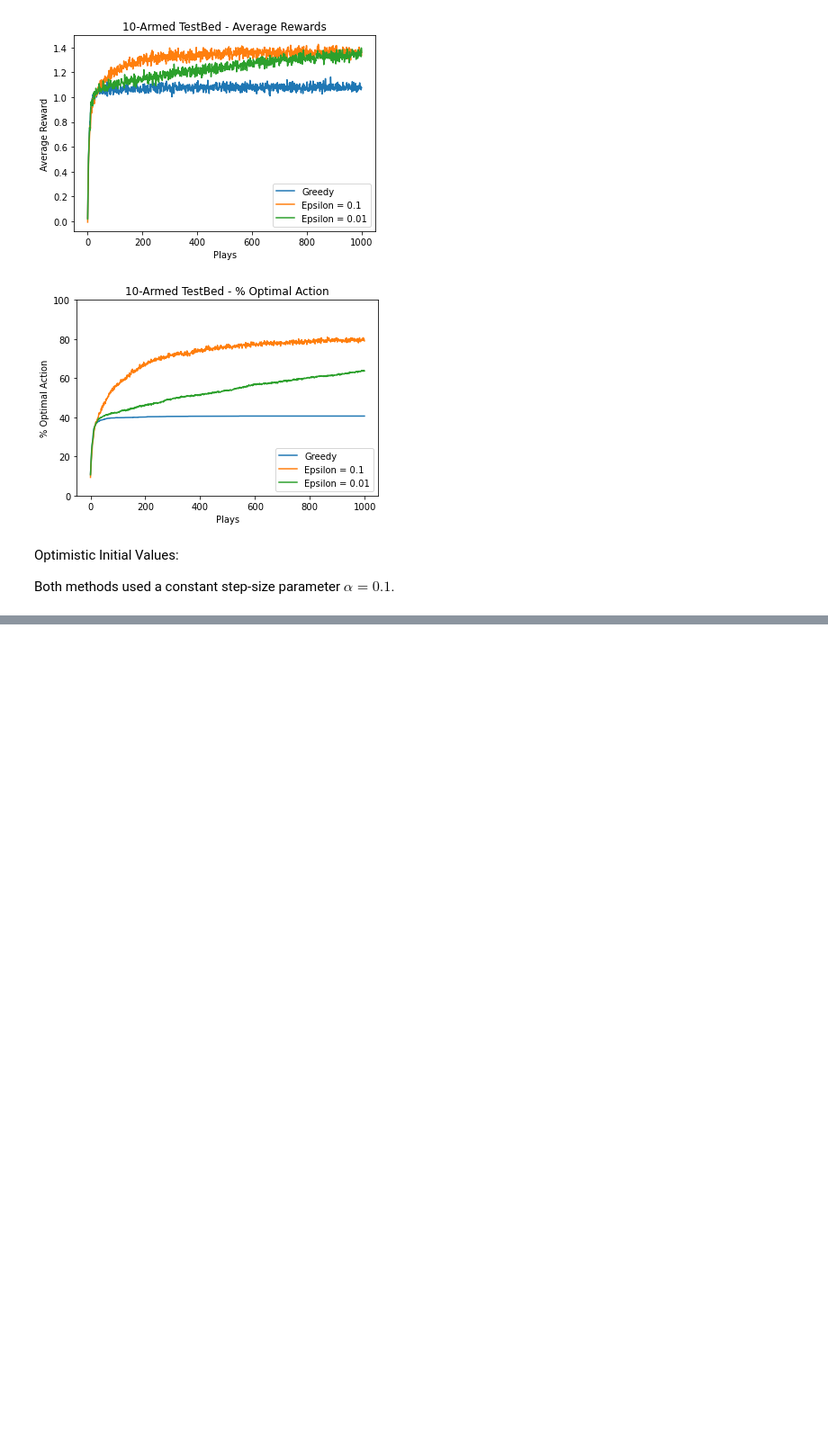
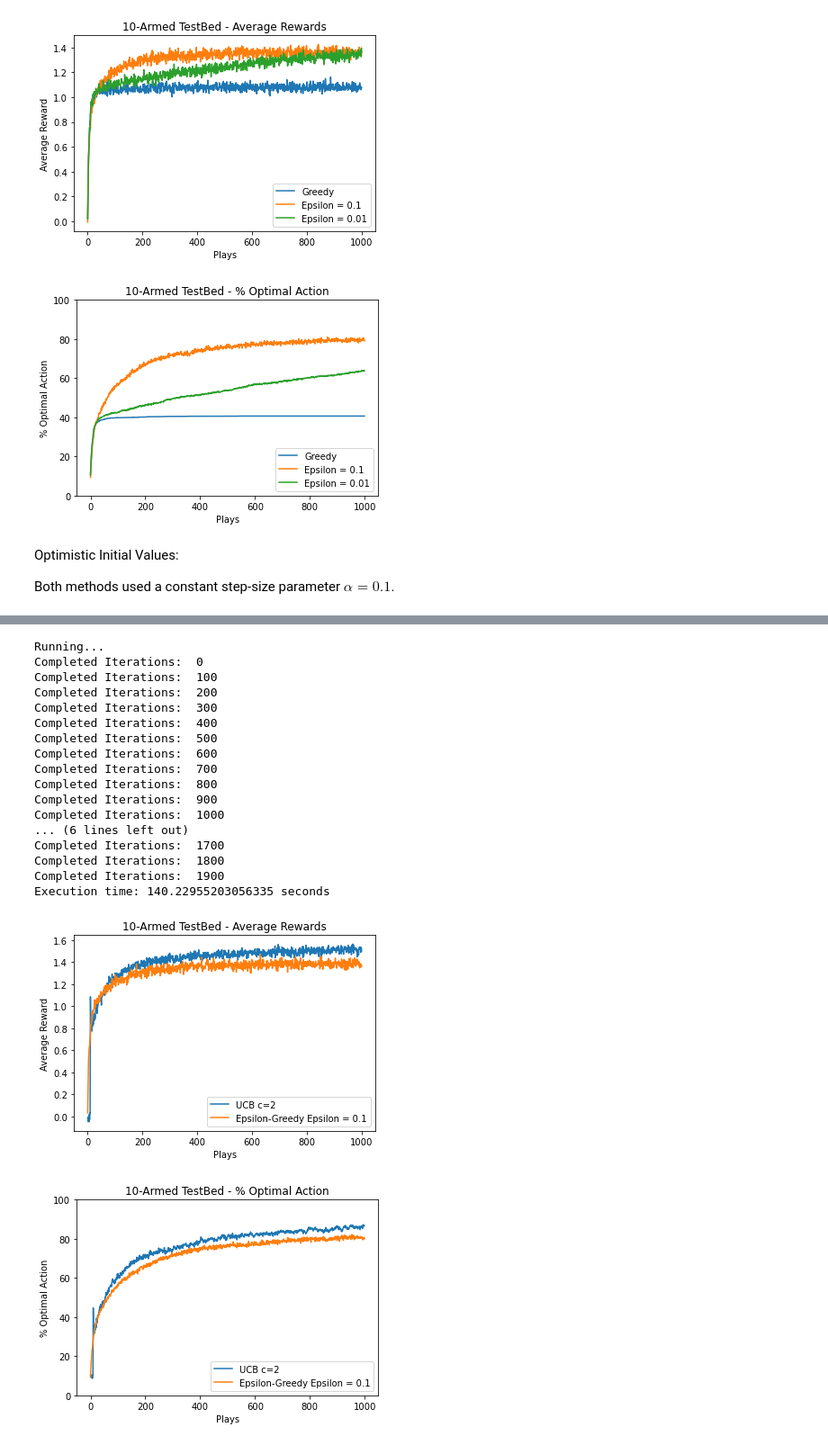
Before and after one commit to M-Ghodrat/ReinforcementLearning, a Jupyter notebook: Reinforcement Learning.ipynb, the cells around one changed output, grey strips where cells are left out. Shown at 90% size. Saved outputs shown, nothing was run; the diff lists cells and outputs as text; code cells hidden in the pictures; blank space fills up the shorter version.

```diff
--- a/Reinforcement Learning.ipynb
+++ b/Reinforcement Learning.ipynb
@@ -421,0 +567,54 @@ Execution time: 110.99754810333252 seconds
+# %%
+if __name__ == "__main__":
+    start_time = time.time()    #store time to monitor execution
+    nArms = 10                  # n number of bandits
+    iterations = 2000         # number of repeated iterations
+    plays = 1000                # number of pplays per iteration
+
+    # Setup objects to contain infomration about the agents, testbed, and environment
+    testbed = Testbed(nArms=nArms,mean=0,stDev=1)
+    agents = [Agent(nArms=nArms,flag='UCB'),Agent(nArms=nArms,eProb=0.1)]
+    environment = Environment(testbed=testbed,agents=agents,plays=plays,iterations=iterations)
+
+    # Run Environment
+    print("Running...")
+    g1Scores, g2Optimal = environment.play()
+    print("Execution time: %s seconds" % (time.time() - start_time))
+
+
+    #Graph 1 - Averate rewards over all plays
+    plt.title("10-Armed TestBed - Average Rewards")
+    plt.plot(g1Scores)
+    plt.ylabel('Average Reward')
+    plt.xlabel('Plays')
+    plt.legend(agents, loc=4)
+    plt.show()
+
+    #Graph 1 - optimal selections over all plays
+    plt.title("10-Armed TestBed - % Optimal Action")
+    plt.plot(g2Optimal * 100)
+    plt.ylim(0, 100)
+    plt.ylabel('% Optimal Action')
+    plt.xlabel('Plays')
+    plt.legend(agents, loc=4)
+    plt.show()
+# %% [output]
+Running...
+Completed Iterations:  0
+Completed Iterations:  100
+Completed Iterations:  200
+Completed Iterations:  300
+Completed Iterations:  400
+Completed Iterations:  500
+Completed Iterations:  600
+Completed Iterations:  700
+Completed Iterations:  800
+Completed Iterations:  900
+Completed Iterations:  1000
+... (6 lines left out)
+Completed Iterations:  1700
+Completed Iterations:  1800
+Completed Iterations:  1900
+Execution time: 140.22955203056335 seconds
+[figure, added]
+[figure, added]
```
Also changed, not shown: parts of 5 cells of this notebook.
